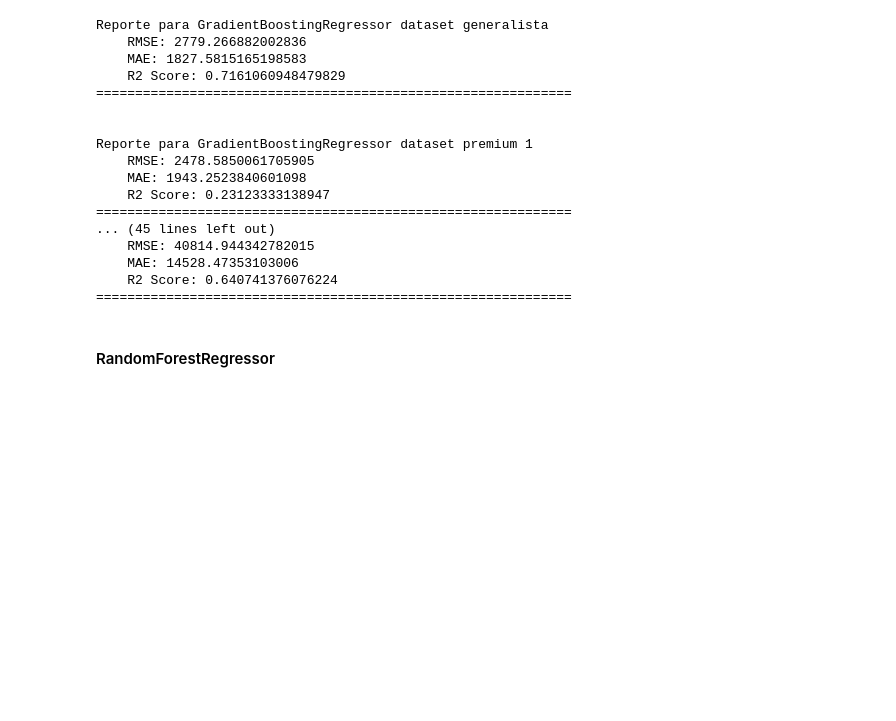
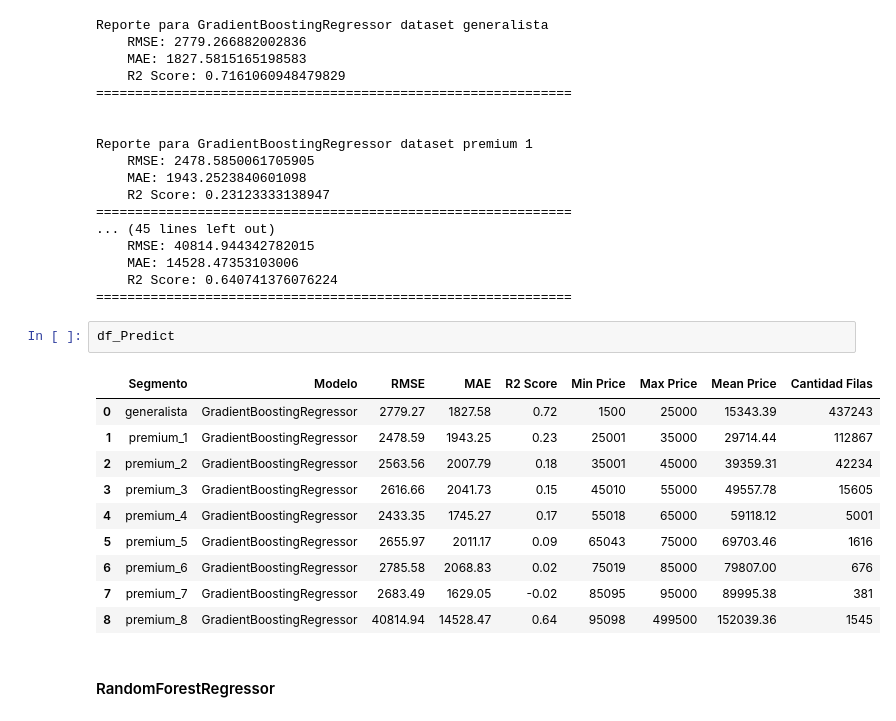
Before and after one commit to estebansanchezc/dataScience, a Jupyter notebook: notebook/datos_automotora.ipynb, the cells around one changed output. Saved outputs shown, nothing was run; the diff lists cells and outputs as text; blank space fills up the shorter version.

```diff
--- a/notebook/datos_automotora.ipynb
+++ b/notebook/datos_automotora.ipynb
@@ -455,6 +455,19 @@ Reporte para GradientBoostingRegressor dataset premium 1
     MAE: 14528.47353103006
     R2 Score: 0.640741376076224
 =============================================================
+# %%
+df_Predict
+# %% [output]
+|  | Segmento | Modelo | RMSE | MAE | R2 Score | Min Price | Max Price | Mean Price | Cantidad Filas |
+| 0 | generalista | GradientBoostingRegressor | 2779.27 | 1827.58 | 0.72 | 1500 | 25000 | 15343.39 | 437243 |
+| 1 | premium_1 | GradientBoostingRegressor | 2478.59 | 1943.25 | 0.23 | 25001 | 35000 | 29714.44 | 112867 |
+| 2 | premium_2 | GradientBoostingRegressor | 2563.56 | 2007.79 | 0.18 | 35001 | 45000 | 39359.31 | 42234 |
+| 3 | premium_3 | GradientBoostingRegressor | 2616.66 | 2041.73 | 0.15 | 45010 | 55000 | 49557.78 | 15605 |
+| 4 | premium_4 | GradientBoostingRegressor | 2433.35 | 1745.27 | 0.17 | 55018 | 65000 | 59118.12 | 5001 |
+| 5 | premium_5 | GradientBoostingRegressor | 2655.97 | 2011.17 | 0.09 | 65043 | 75000 | 69703.46 | 1616 |
+| 6 | premium_6 | GradientBoostingRegressor | 2785.58 | 2068.83 | 0.02 | 75019 | 85000 | 79807.00 | 676 |
+| 7 | premium_7 | GradientBoostingRegressor | 2683.49 | 1629.05 | -0.02 | 85095 | 95000 | 89995.38 | 381 |
+| 8 | premium_8 | GradientBoostingRegressor | 40814.94 | 14528.47 | 0.64 | 95098 | 499500 | 152039.36 | 1545 |
 # %% [markdown]
 #### RandomForestRegressor
 # %%
```
Also changed, not shown: parts of 3 cells of this notebook, 2 other files.
